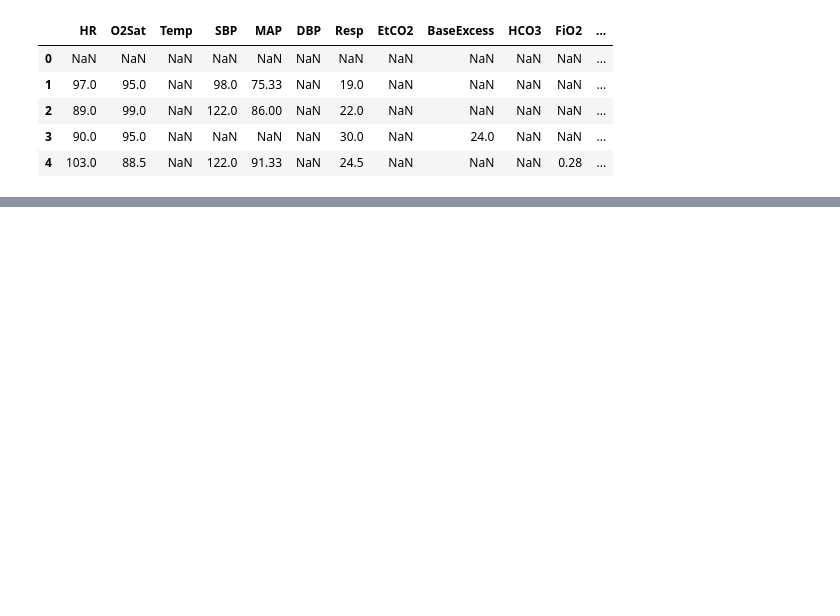
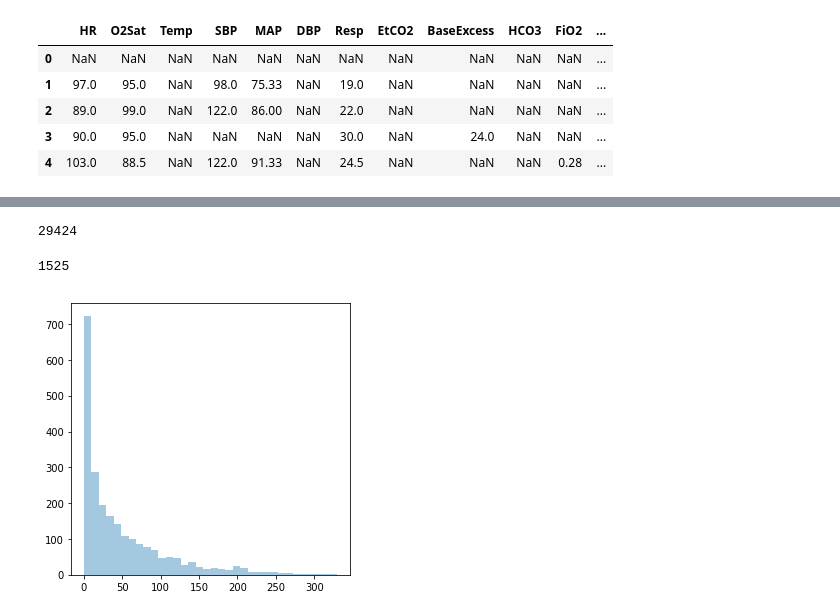
Before and after one commit to bejugamvarun/sepsisPrediction, a Jupyter notebook: EDA.ipynb, the cells around one changed output, grey strips where cells are left out. Drawn from its saved outputs; the diff is of its cells as text; code cells hidden in the pictures; blank space fills up the shorter version.

```diff
--- a/EDA.ipynb
+++ b/EDA.ipynb
@@ -25,0 +81,35 @@ train['Patient_id'].count()
+# %%
+temp = filter_train.groupby(['Patient_id'])['SepsisLabel'].count().reset_index()
+
+
+sel_pid = np.array(temp[temp['SepsisLabel'] < 60]['Patient_id'])
+
+patient_filter_train = filter_train[filter_train['Patient_id'].isin(sel_pid)]
+len(patient_filter_train['Patient_id'].unique())
+# %% [output]
+29424
+# %%
+sepsis_patients = patient_filter_train.groupby(['Patient_id'])['SepsisLabel'].sum()
+len(sepsis_patients[sepsis_patients > 0])
+# %% [output]
+1525
+# %%
+temp = filter_train.groupby(['Patient_id'])['SepsisLabel'].sum().reset_index()
+
+sepsis_train_pid = np.array(temp[temp['SepsisLabel'] > 0]['Patient_id'])
+
+temp_filter = filter_train[filter_train['Patient_id'].isin(sepsis_train_pid)]
+
+sepsis_time = []
+tot_time = []
+
+for pid in sepsis_train_pid:
+    df = temp_filter[temp_filter['Patient_id']==pid]
+    sepsis_time.append(df[df['SepsisLabel']==1]['time'].iloc[0])
+    tot_time.append(df[df['SepsisLabel']==1]['time'][::-1].iloc[0])
+
+plt.rcParams['figure.figsize'] = 5,5
+
+sns.distplot(sepsis_time, kde=False);
+# %% [output]
+[figure, added]
```
Also changed, not shown: parts of 15 cells of this notebook, 1 other file.
